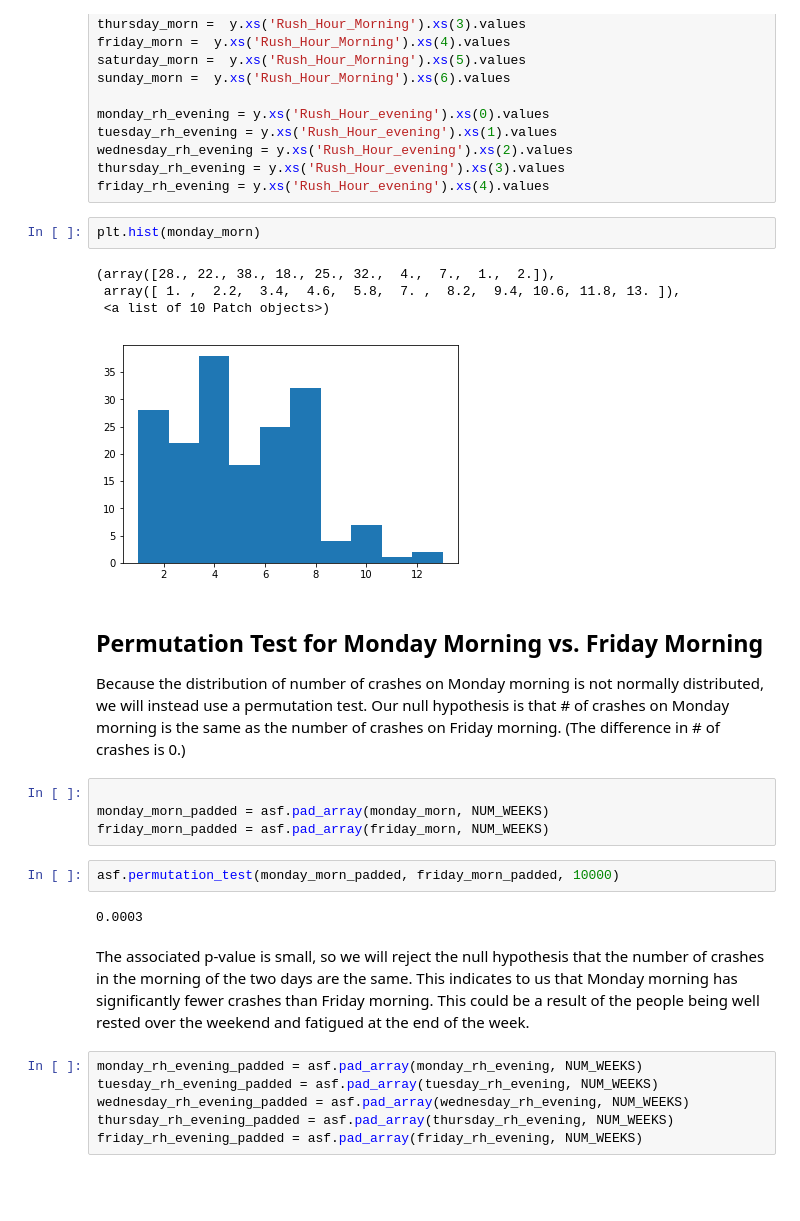
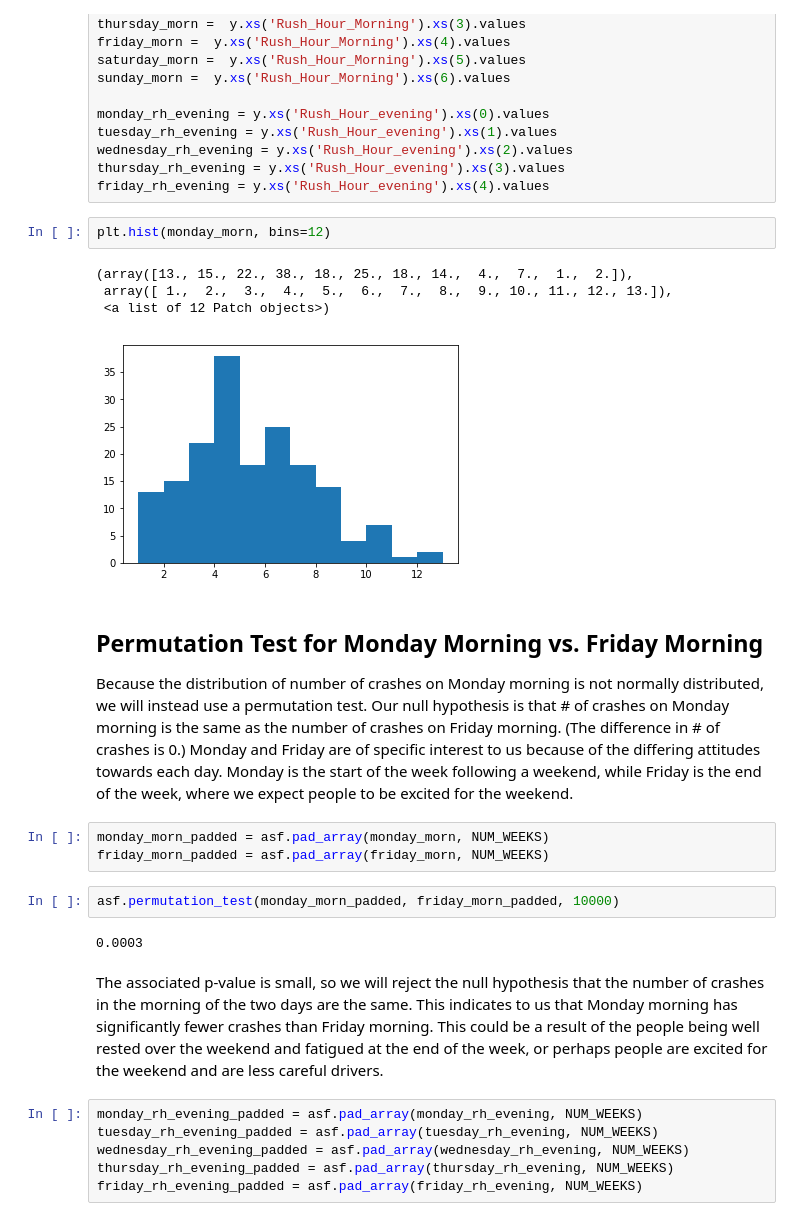
Before and after one commit to aschams/FlatironProject3, a Jupyter notebook: DC_Crashes-as.ipynb, the cells around one changed output. Cells and saved outputs as stored; diff of their text form; blank space fills up the shorter version.

Commit message:
morning work Jul15

```diff
--- a/DC_Crashes-as.ipynb
+++ b/DC_Crashes-as.ipynb
@@ -164,18 +167,17 @@ wednesday_rh_evening = y.xs('Rush_Hour_evening').xs(2).values
 thursday_rh_evening = y.xs('Rush_Hour_evening').xs(3).values
 friday_rh_evening = y.xs('Rush_Hour_evening').xs(4).values
 # %%
-plt.hist(monday_morn)
+plt.hist(monday_morn, bins=12)
 # %% [output]
-(array([28., 22., 38., 18., 25., 32.,  4.,  7.,  1.,  2.]),
- array([ 1. ,  2.2,  3.4,  4.6,  5.8,  7. ,  8.2,  9.4, 10.6, 11.8, 13. ]),
- <a list of 10 Patch objects>)
+(array([13., 15., 22., 38., 18., 25., 18., 14.,  4.,  7.,  1.,  2.]),
+ array([ 1.,  2.,  3.,  4.,  5.,  6.,  7.,  8.,  9., 10., 11., 12., 13.]),
+ <a list of 12 Patch objects>)
-[figure, old version]
+[figure, new version]
 # %% [markdown]
 ## Permutation Test for Monday Morning vs. Friday Morning
 
-Because the distribution of number of crashes on Monday morning is not normally distributed, we will instead use a permutation test. Our null hypothesis is that # of crashes on Monday morning is the same as the number of crashes on Friday morning. (The difference in # of crashes is 0.)
+Because the distribution of number of crashes on Monday morning is not normally distributed, we will instead use a permutation test. Our null hypothesis is that # of crashes on Monday morning is the same as the number of crashes on Friday morning. (The difference in # of crashes is 0.) Monday and Friday are of specific interest to us because of the differing attitudes towards each day. Monday is the start of the week following a weekend, while Friday is the end of the week, where we expect people to be excited for the weekend.
 # %%
-
 monday_morn_padded = asf.pad_array(monday_morn, NUM_WEEKS)
 friday_morn_padded = asf.pad_array(friday_morn, NUM_WEEKS)
 # %%
@@ -183,7 +185,7 @@ asf.permutation_test(monday_morn_padded, friday_morn_padded, 10000)
 # %% [output]
 0.0003
 # %% [markdown]
-The associated p-value is small, so we will reject the null hypothesis that the number of crashes in the morning of the two days are the same. This indicates to us that Monday morning has significantly fewer crashes than Friday morning. This could be a result of the people being well rested over the weekend and fatigued at the end of the week.
+The associated p-value is small, so we will reject the null hypothesis that the number of crashes in the morning of the two days are the same. This indicates to us that Monday morning has significantly fewer crashes than Friday morning. This could be a result of the people being well rested over the weekend and fatigued at the end of the week, or perhaps people are excited for the weekend and are less careful drivers.
 # %%
 monday_rh_evening_padded = asf.pad_array(monday_rh_evening, NUM_WEEKS)
 tuesday_rh_evening_padded = asf.pad_array(tuesday_rh_evening, NUM_WEEKS)
```
Also changed, not shown: parts of 11 cells of this notebook.
